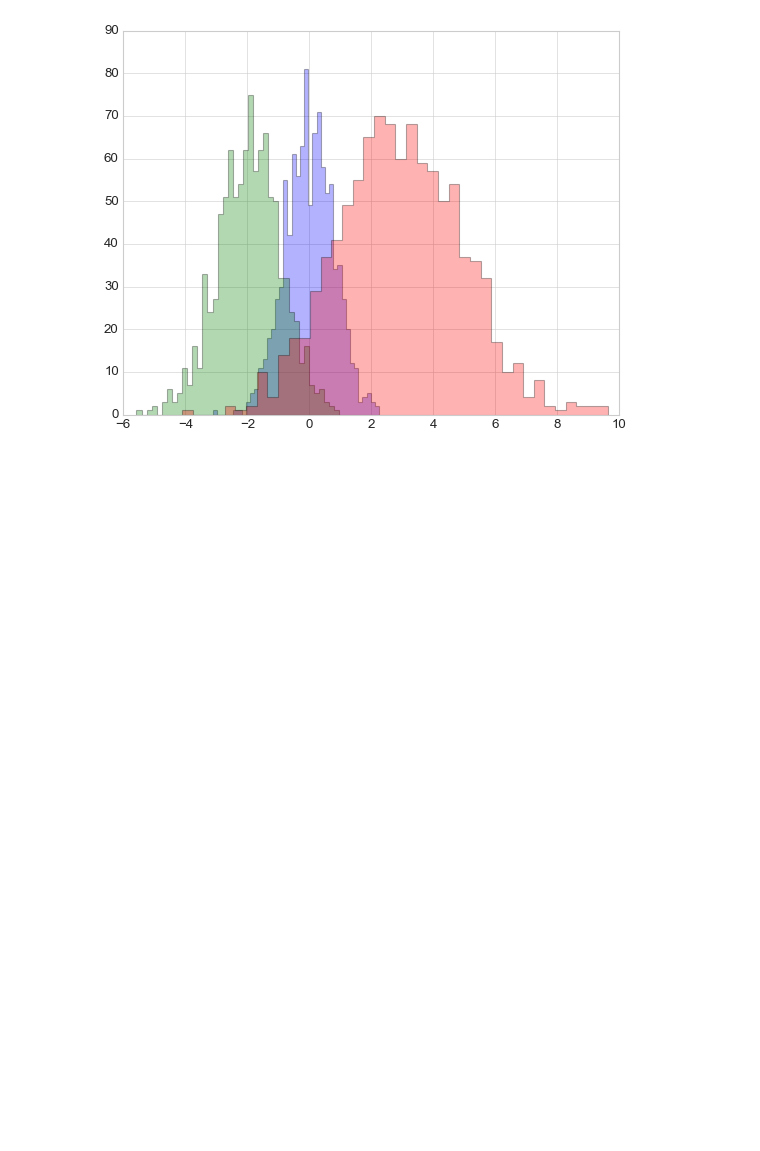
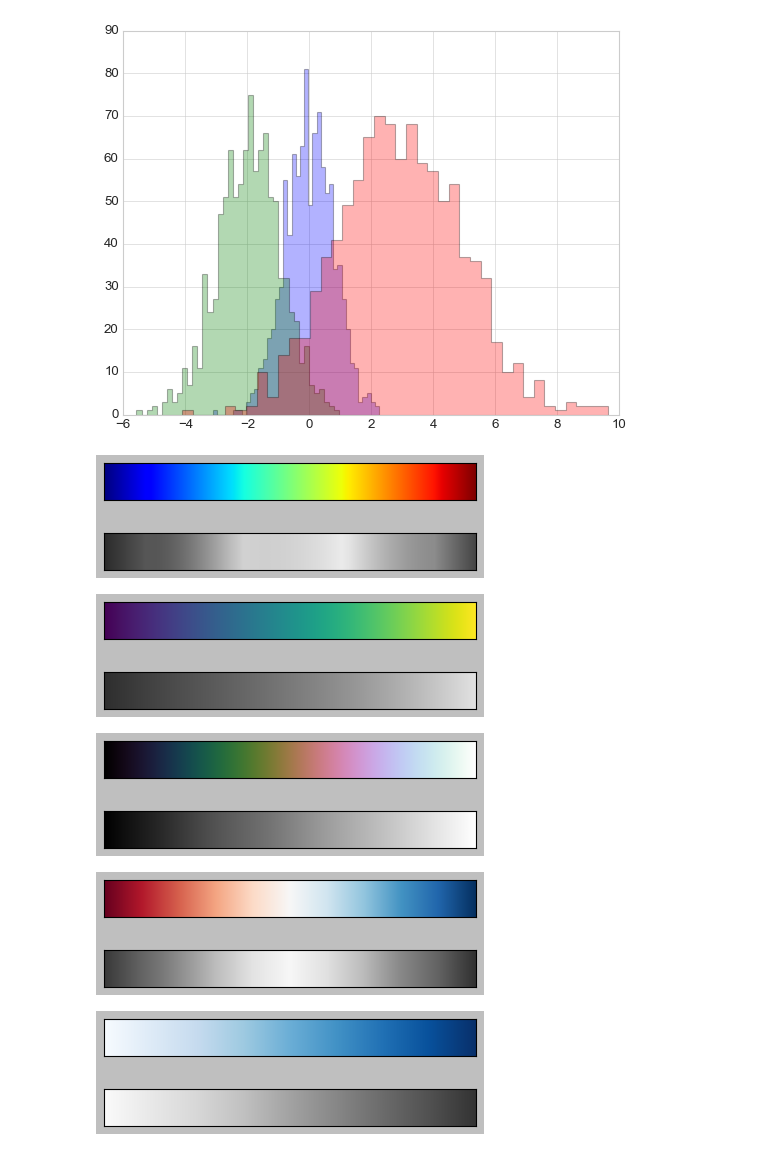
Before and after one commit to MateuszKonopelski/RandomPythonProjects, a Jupyter notebook: Project9_PythonDataScienceHandbook_VanderPlas/Chapter4_Visualisation_with_matplotlib.ipynb, the cells around one changed output. Cells and saved outputs as stored; diff of their text form; code cells hidden in the pictures; blank space fills up the shorter version.

```diff
--- a/Project9_PythonDataScienceHandbook_VanderPlas/Chapter4_Visualisation_with_matplotlib.ipynb
+++ b/Project9_PythonDataScienceHandbook_VanderPlas/Chapter4_Visualisation_with_matplotlib.ipynb
@@ -313,3 +354,41 @@ plt.hist(x3, **kwargs)
          9.65004329]),
  <a list of 1 Patch objects>)
 [figure]
+# %%
+# CHOOSING COLOR MAP FOR COLOR BARS
+# HERE WE WANT TO SHOW DIFFERENCE BETWEEN DIFFERENT COLORS SCALES
+from matplotlib.colors import LinearSegmentedColormap
+def grey_scale(cmap):
+    '''Return grey scale of any given color map'''
+    cmap = plt.cm.get_cmap(cmap)
+    colors = cmap(np.arange(cmap.N))
+
+    # Convert RGBA to perceived grayscale luminace
+    RGB_weight = [0.299, 0.587, 0.114]
+    luminace = np.sqrt(np.dot(colors[:, :3] ** 2, RGB_weight))
+    colors[:, :3] = luminace[:, np.newaxis]
+
+    return LinearSegmentedColormap.from_list(cmap.name + '_grey', colors, cmap.N)
+def view_colormap(cmap):
+    '''Plot a colormap with its grayscale equivalent'''
+    cmap = plt.cm.get_cmap(cmap)
+    colors = cmap(np.arange(cmap.N))
+    cmap = grey_scale(cmap)
+    grayscale = cmap(np.arange(cmap.N))
+
+    fix, ax = plt.subplots(2, figsize=(6, 2),
+                           subplot_kw=dict(xticks=[], yticks=[]))
+    ax[0].imshow([colors], extent=[0, 10, 0, 1])
+    ax[1].imshow([grayscale], extent=[0, 10, 0, 1])
+# TEST THOSE FUNCTION ON CMAP EXAMPLES
+view_colormap('jet')
+view_colormap('viridis')
+view_colormap('cubehelix')
+view_colormap('RdBu')
+view_colormap('Blues')
+# %% [output]
+[figure, added]
+[figure, added]
+[figure, added]
+[figure, added]
+[figure, added]
```
Also changed, not shown: parts of 16 cells of this notebook.
